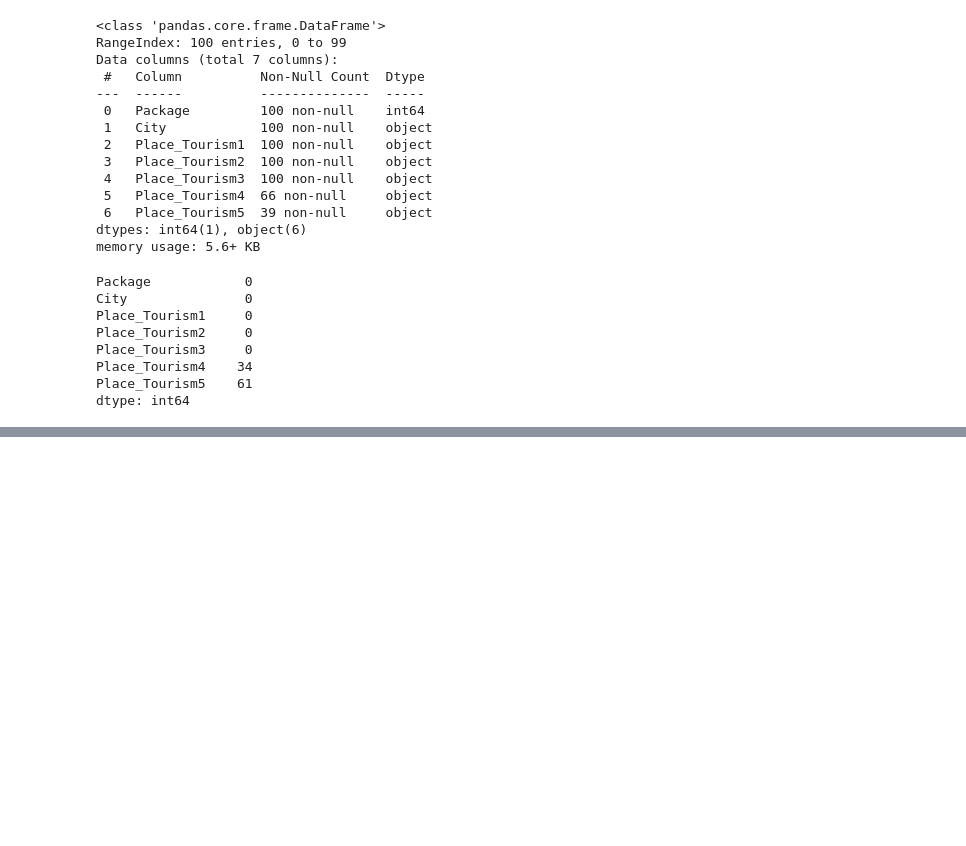
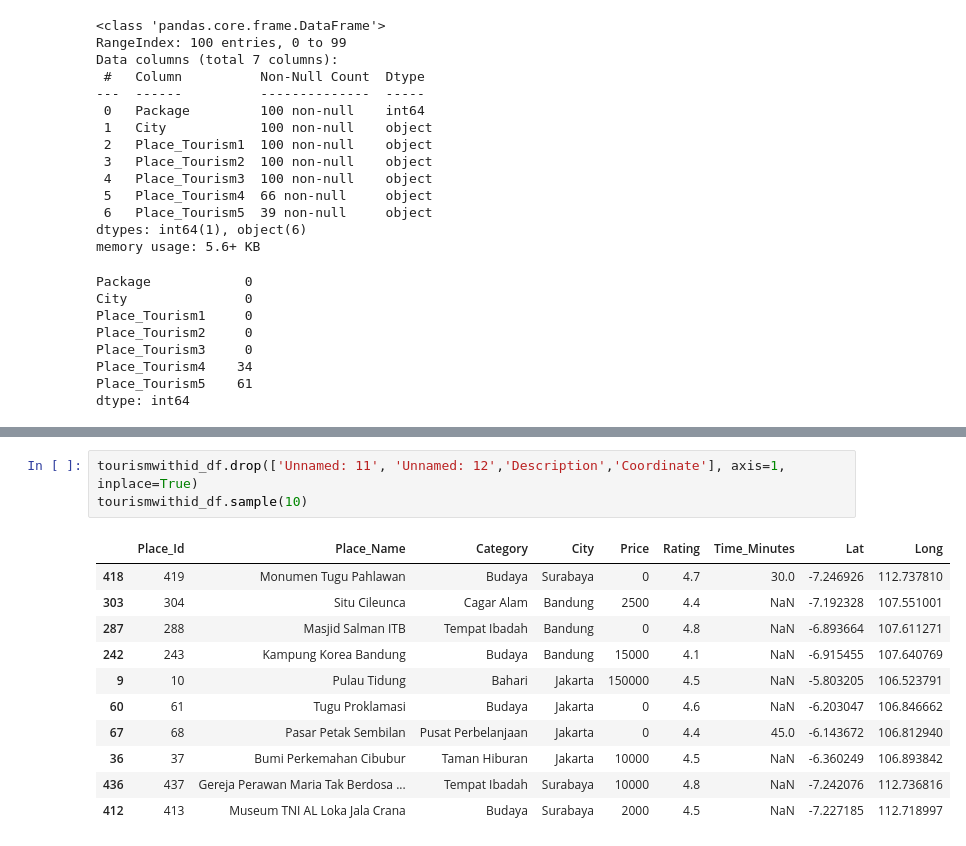
Before and after one commit to Darren1661/Tourism-In-Iindonesia, a Jupyter notebook: Project.ipynb, the cells around one changed output, grey strips where cells are left out. Saved outputs shown, nothing was run; the diff lists cells and outputs as text; blank space fills up the shorter version.

```diff
--- a/Project.ipynb
+++ b/Project.ipynb
@@ -110,0 +198,15 @@ package_df[package_df.place_tourism3.isna()]
+# %%
+tourismwithid_df.drop(['Unnamed: 11', 'Unnamed: 12','Description','Coordinate'], axis=1, inplace=True)
+tourismwithid_df.sample(10)
+# %% [output]
+|  | Place_Id | Place_Name | Category | City | Price | Rating | Time_Minutes | Lat | Long |
+| 418 | 419 | Monumen Tugu Pahlawan | Budaya | Surabaya | 0 | 4.7 | 30.0 | -7.246926 | 112.737810 |
+| 303 | 304 | Situ Cileunca | Cagar Alam | Bandung | 2500 | 4.4 | NaN | -7.192328 | 107.551001 |
+| 287 | 288 | Masjid Salman ITB | Tempat Ibadah | Bandung | 0 | 4.8 | NaN | -6.893664 | 107.611271 |
+| 242 | 243 | Kampung Korea Bandung | Budaya | Bandung | 15000 | 4.1 | NaN | -6.915455 | 107.640769 |
+| 9 | 10 | Pulau Tidung | Bahari | Jakarta | 150000 | 4.5 | NaN | -5.803205 | 106.523791 |
+| 60 | 61 | Tugu Proklamasi | Budaya | Jakarta | 0 | 4.6 | NaN | -6.203047 | 106.846662 |
+| 67 | 68 | Pasar Petak Sembilan | Pusat Perbelanjaan | Jakarta | 0 | 4.4 | 45.0 | -6.143672 | 106.812940 |
+| 36 | 37 | Bumi Perkemahan Cibubur | Taman Hiburan | Jakarta | 10000 | 4.5 | NaN | -6.360249 | 106.893842 |
+| 436 | 437 | Gereja Perawan Maria Tak Berdosa ... | Tempat Ibadah | Surabaya | 10000 | 4.8 | NaN | -7.242076 | 112.736816 |
+| 412 | 413 | Museum TNI AL Loka Jala Crana | Budaya | Surabaya | 2000 | 4.5 | NaN | -7.227185 | 112.718997 |
```
Also changed, not shown: parts of 17 cells of this notebook.
